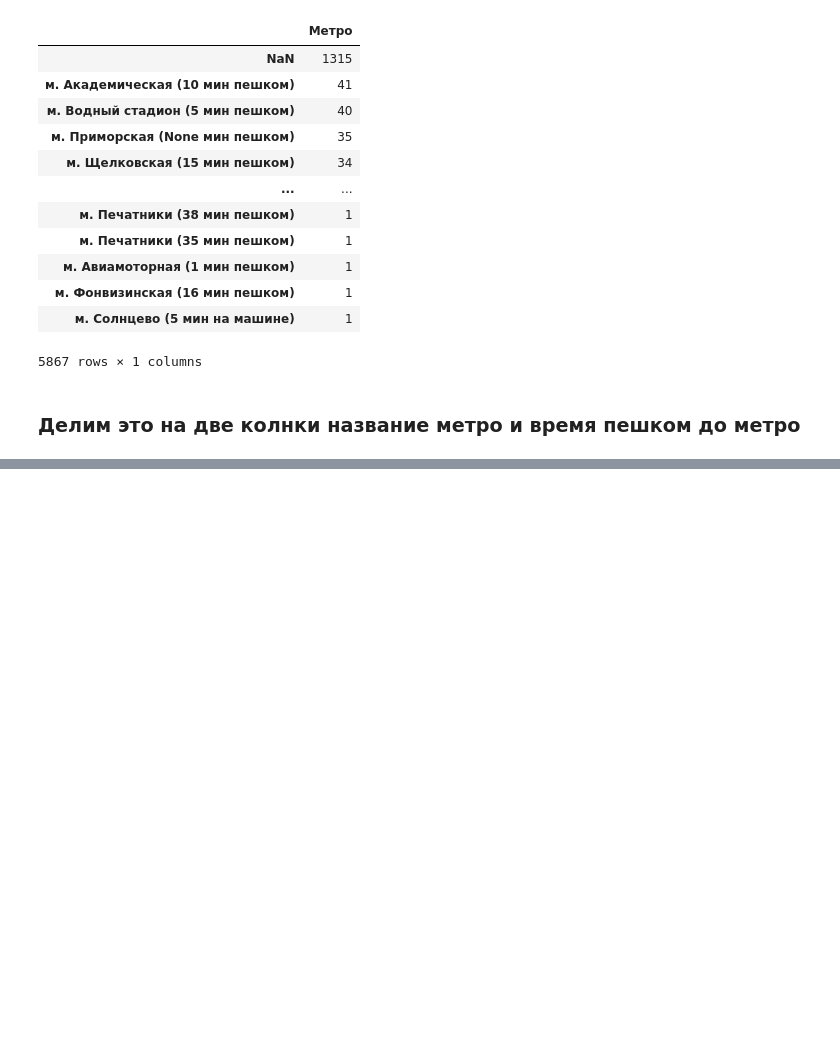
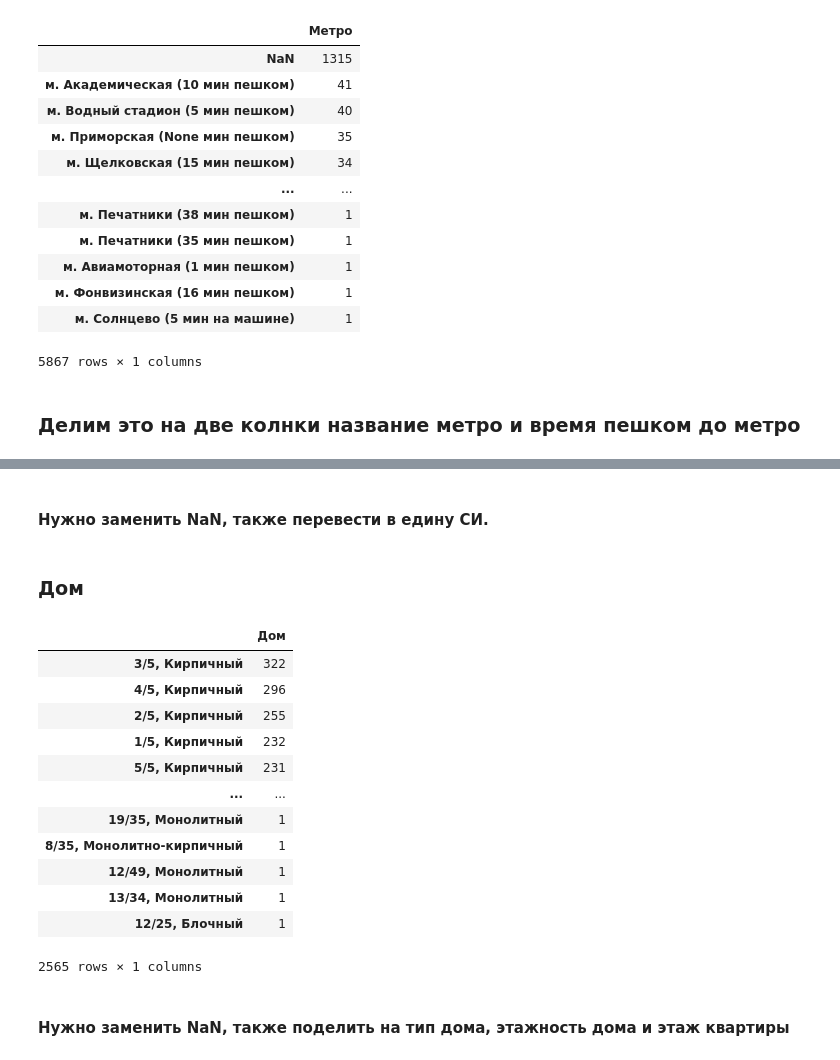
Before and after one commit to sunny-annie/Streamlit_rent_real_estate, a Jupyter notebook: EDA.ipynb, the cells around one changed output, grey strips where cells are left out. Drawn from its saved outputs; the diff is of its cells as text; code cells hidden in the pictures; blank space fills up the shorter version.

```diff
--- a/EDA.ipynb
+++ b/EDA.ipynb
@@ -377,0 +396,22 @@ pd.DataFrame(df['Метро'].value_counts(dropna=False))
+# %% [markdown]
+#### Нужно заменить NaN, также перевести в едину СИ.
+# %% [markdown]
+### Дом
+# %%
+pd.DataFrame(df['Дом'].value_counts(dropna=False))
+# %% [output]
+|  | Дом |
+| 3/5, Кирпичный | 322 |
+| 4/5, Кирпичный | 296 |
+| 2/5, Кирпичный | 255 |
+| 1/5, Кирпичный | 232 |
+| 5/5, Кирпичный | 231 |
+| ... | ... |
+| 19/35, Монолитный | 1 |
+| 8/35, Монолитно-кирпичный | 1 |
+| 12/49, Монолитный | 1 |
+| 13/34, Монолитный | 1 |
+| 12/25, Блочный | 1 |
+2565 rows × 1 columns
+# %% [markdown]
+#### Нужно заменить NaN, также поделить на тип дома, этажность дома и этаж квартиры
```
Also changed, not shown: parts of 2 cells of this notebook.
